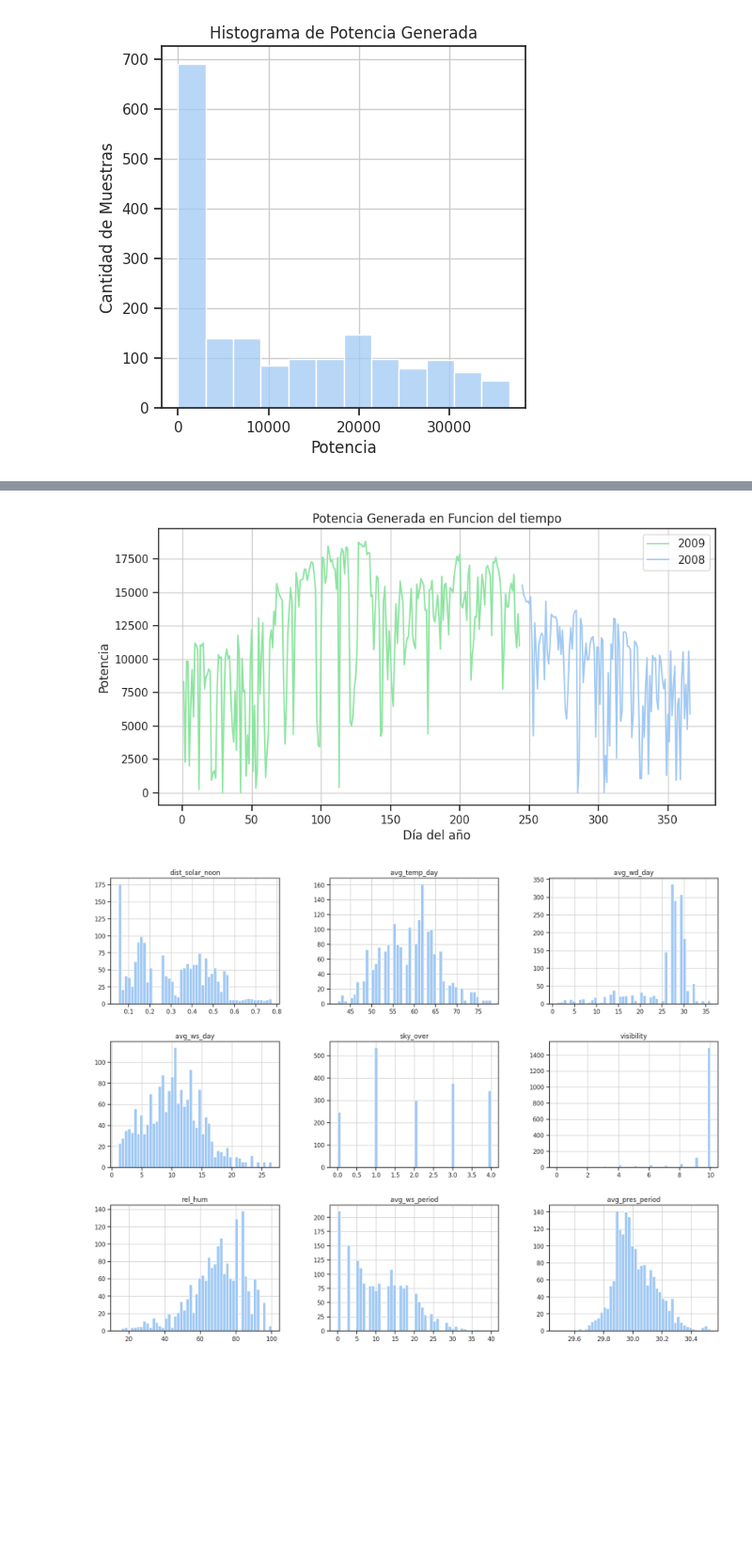
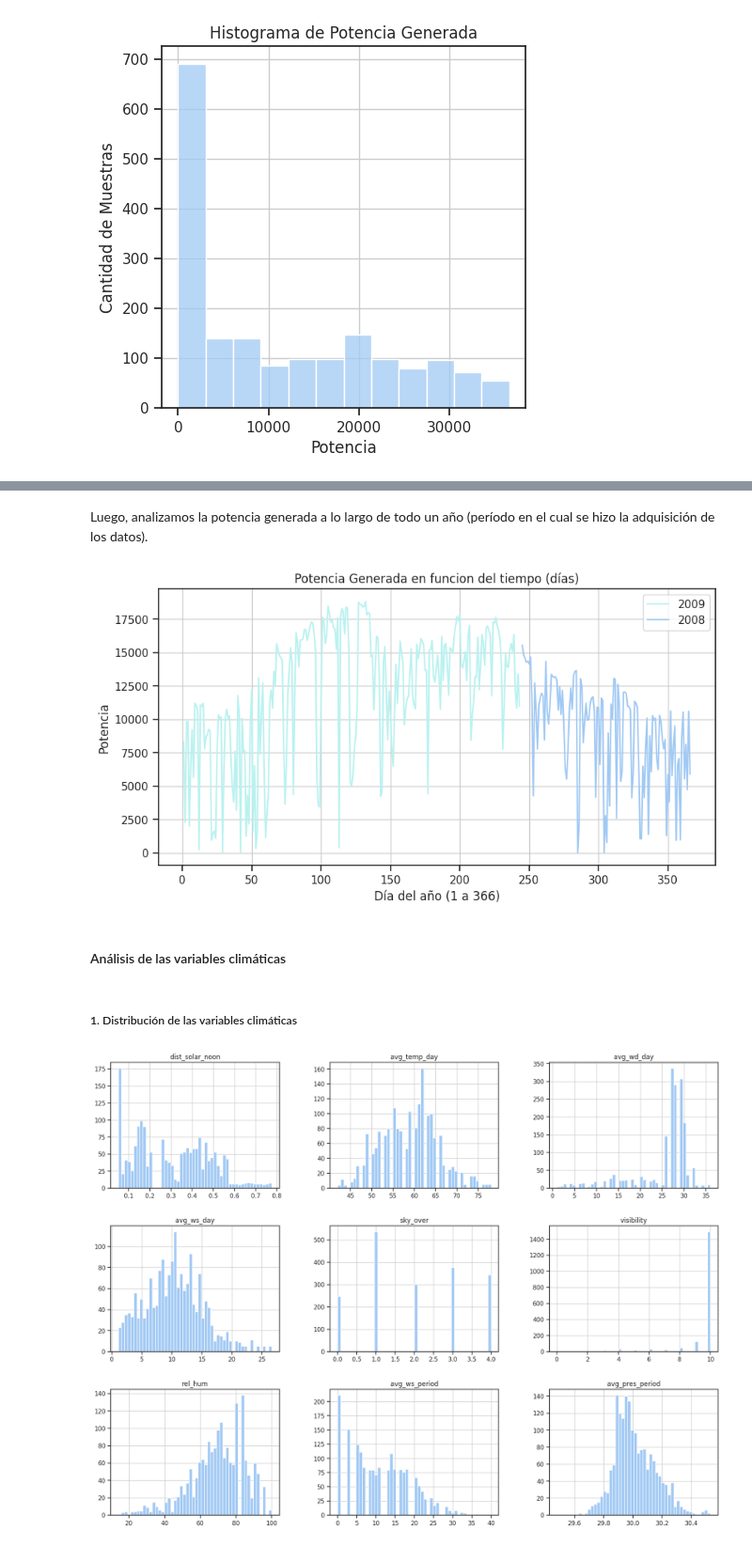
Before and after one commit to FernandoEzequiel/Coder, a Jupyter notebook: notebook/Entregas Coder/Visualizaciones_GarciaGonzalez.ipynb, the cells around one changed output, grey strips where cells are left out. Shown at 94% size. Drawn from its saved outputs; the diff is of its cells as text; code cells hidden in the pictures; blank space fills up the shorter version.

```diff
--- a/notebook/Entregas Coder/Visualizaciones_GarciaGonzalez.ipynb
+++ b/notebook/Entregas Coder/Visualizaciones_GarciaGonzalez.ipynb
@@ -262,22 +231,33 @@ y12 = x12['day']
+# %% [markdown]
+Luego, analizamos la potencia generada a lo largo de todo un año (período en el cual se hizo la adquisición de los datos).
 # %%
 # Data for plotting
-t = df_DataSet2_dia.index
-s = df_DataSet2_dia['power_gen']
-# separo el dataset en 2008 y 2009
+#separamos el detaset en los dos años para los que se recogieron los datos (2008 y 2009)
+# y calculamos la potencia media generada por mes:
+df_DataSet2_avg_dia_2008 = df_DataSet2_dia.groupby('day_year').mean().query('year == 2008')
+df_DataSet2_avg_dia_2009 = df_DataSet2_dia.groupby('day_year').mean().query('year == 2009')
+avg_pot_dia_2008 = df_DataSet2_avg_dia_2008[['power_gen']]
+df_DataSet2_dia_2008 = df_DataSet2_dia.query('year == 2008')
+t_2008 = df_DataSet2_dia_2008['day_year'].unique()
+avg_pot_dia_2009 = df_DataSet2_avg_dia_2009[['power_gen']]
+df_DataSet2_dia_2009 = df_DataSet2_dia.query('year == 2009')
+t_2009 = df_DataSet2_dia_2009['day_year'].unique()
 
-s_2008 = avg_pot_dia_2008
-s_2009 = avg_pot_dia_2009
-
+# gráfica de la dinámica de la potencia en el tiempo (por día del año)
 fig, ax = plt.subplots(figsize=(10,5))
-plt.plot(t_2009, s_2009, "g", label = "2009")
-plt.plot(t_2008, s_2008, "b", label = "2008")
-ax.set_title("Potencia Generada en Funcion del tiempo")
-ax.set_xlabel("Día del año")
+plt.plot(t_2009, avg_pot_dia_2009, "c", label = "2009")
+plt.plot(t_2008, avg_pot_dia_2008, "b", label = "2008")
+ax.set_title("Potencia Generada en funcion del tiempo (días)")
+ax.set_xlabel("Día del año (1 a 366)")
 ax.set_ylabel("Potencia")
 ax.legend()
 ax.grid(True)
 plt.show()
 fig.savefig('../Entregas Coder/Figuras/03_mpl_LinePlot_Pot.png')
 # %% [output]
-[figure, old version]
+[figure, new version]
+# %% [markdown]
+#### Análisis de las variables climáticas
+# %% [markdown]
+##### 1. Distribución de las variables climáticas
 # %%
```
Also changed, not shown: parts of 30 cells of this notebook, 6 other files.
